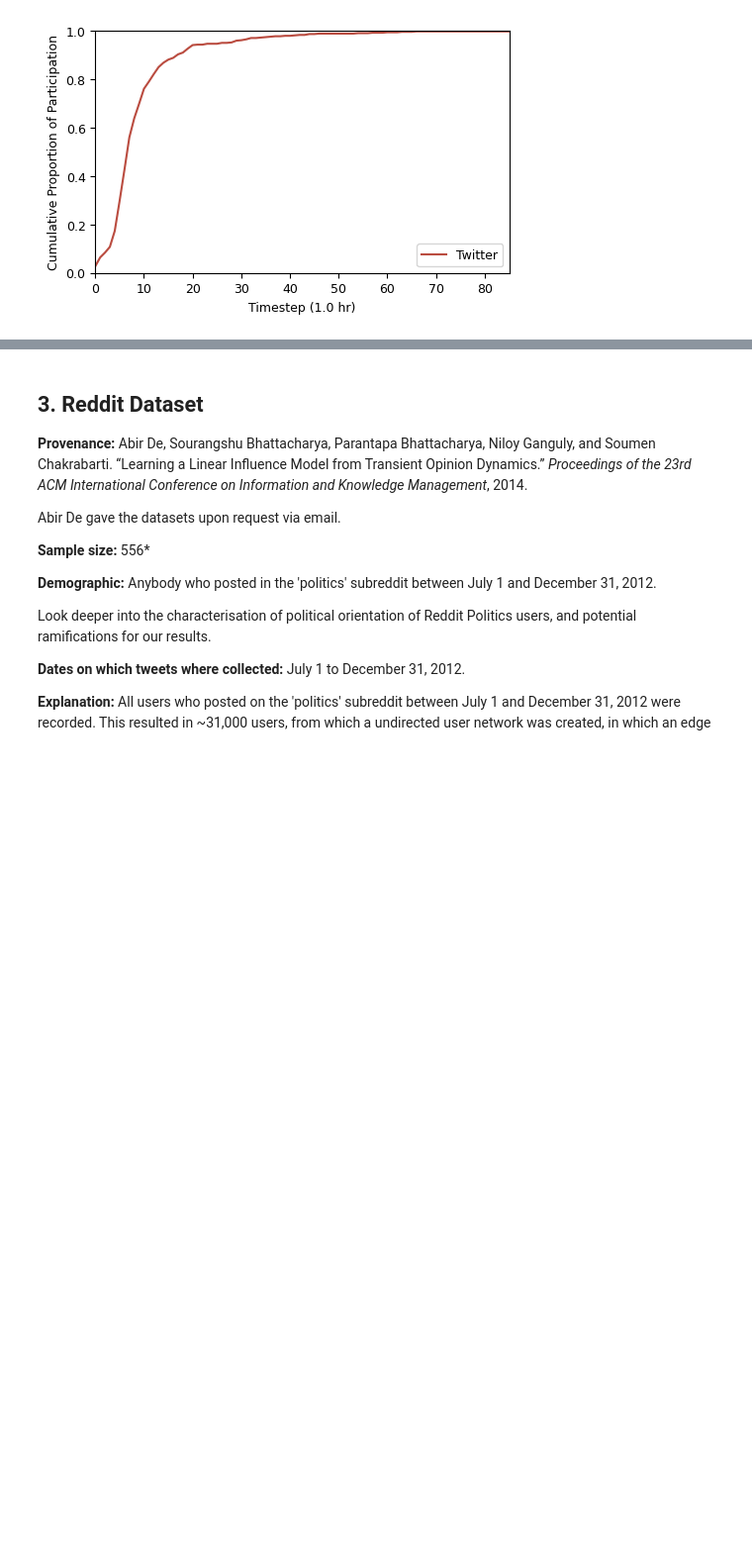
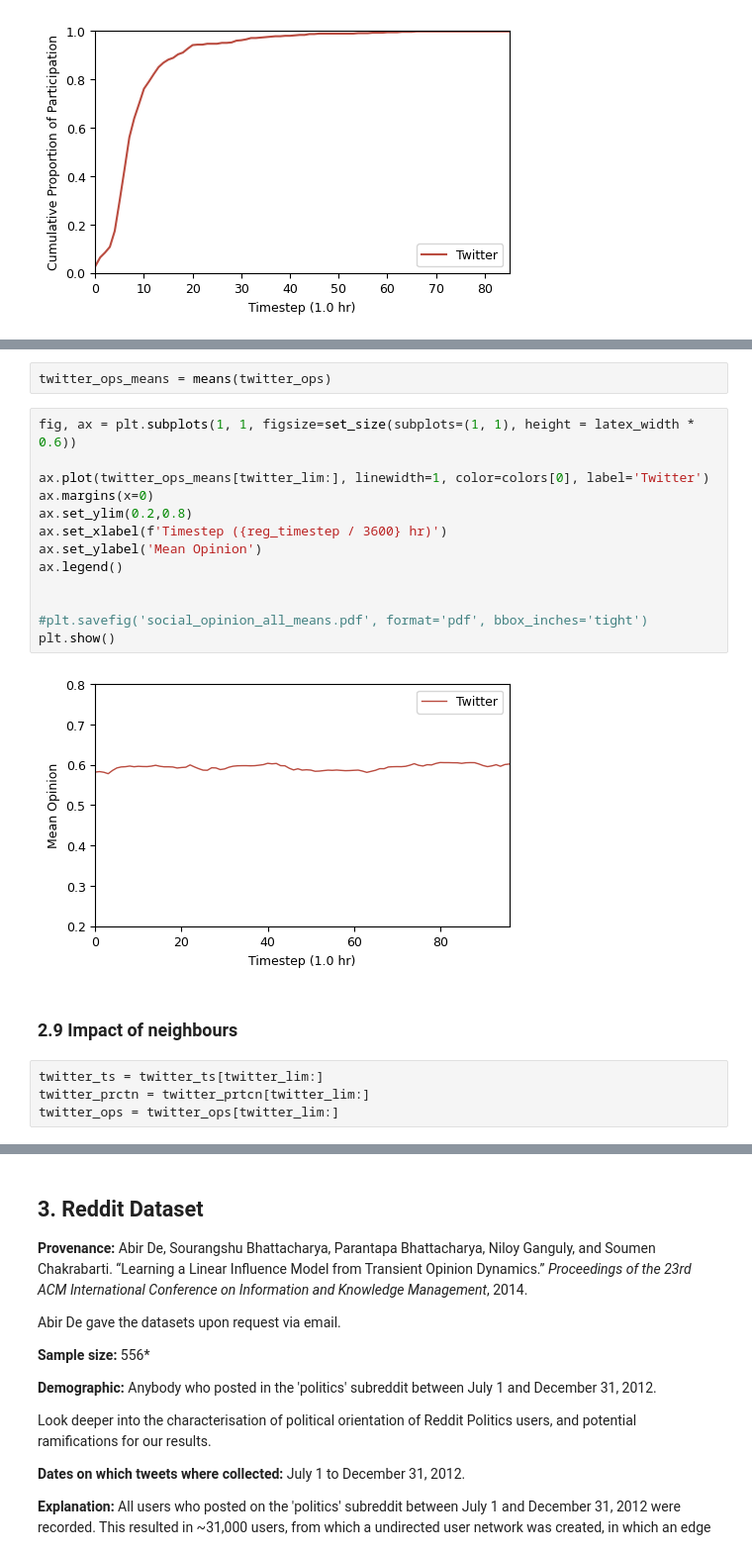
Before and after one commit to J0HNN7G/politic-polar-epsrc, a Jupyter notebook: exploration.ipynb, the cells around one changed output, grey strips where cells are left out. Shown: that part at 99% size. Drawn from its saved outputs; the diff is of its cells as text; blank space fills up the shorter version.

```diff
--- a/exploration.ipynb
+++ b/exploration.ipynb
@@ -1089,0 +1133,23 @@ plt.show()
+# %%
+twitter_ops_means = means(twitter_ops)
+# %%
+fig, ax = plt.subplots(1, 1, figsize=set_size(subplots=(1, 1), height = latex_width * 0.6))
+
+ax.plot(twitter_ops_means[twitter_lim:], linewidth=1, color=colors[0], label='Twitter')
+ax.margins(x=0)
+ax.set_ylim(0.2,0.8)
+ax.set_xlabel(f'Timestep ({reg_timestep / 3600} hr)')
+ax.set_ylabel('Mean Opinion')
+ax.legend()
+
+
+#plt.savefig('social_opinion_all_means.pdf', format='pdf', bbox_inches='tight')
+plt.show()
+# %% [output]
+[figure, added]
+# %% [markdown]
+### 2.9 Impact of neighbours
+# %%
+twitter_ts = twitter_ts[twitter_lim:]
+twitter_prctn = twitter_prtcn[twitter_lim:]
+twitter_ops = twitter_ops[twitter_lim:]
```
Also changed, not shown: parts of 11 cells of this notebook.
